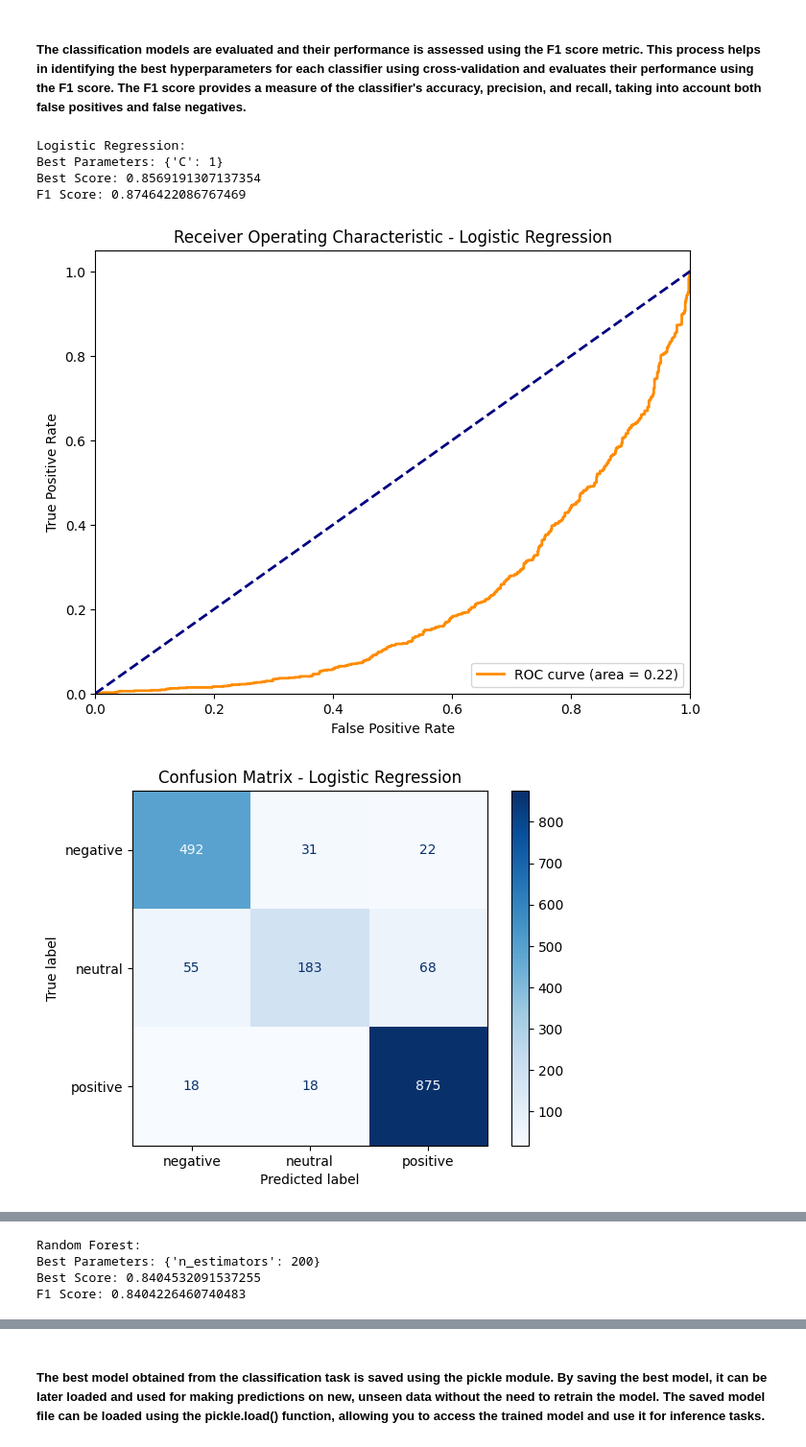
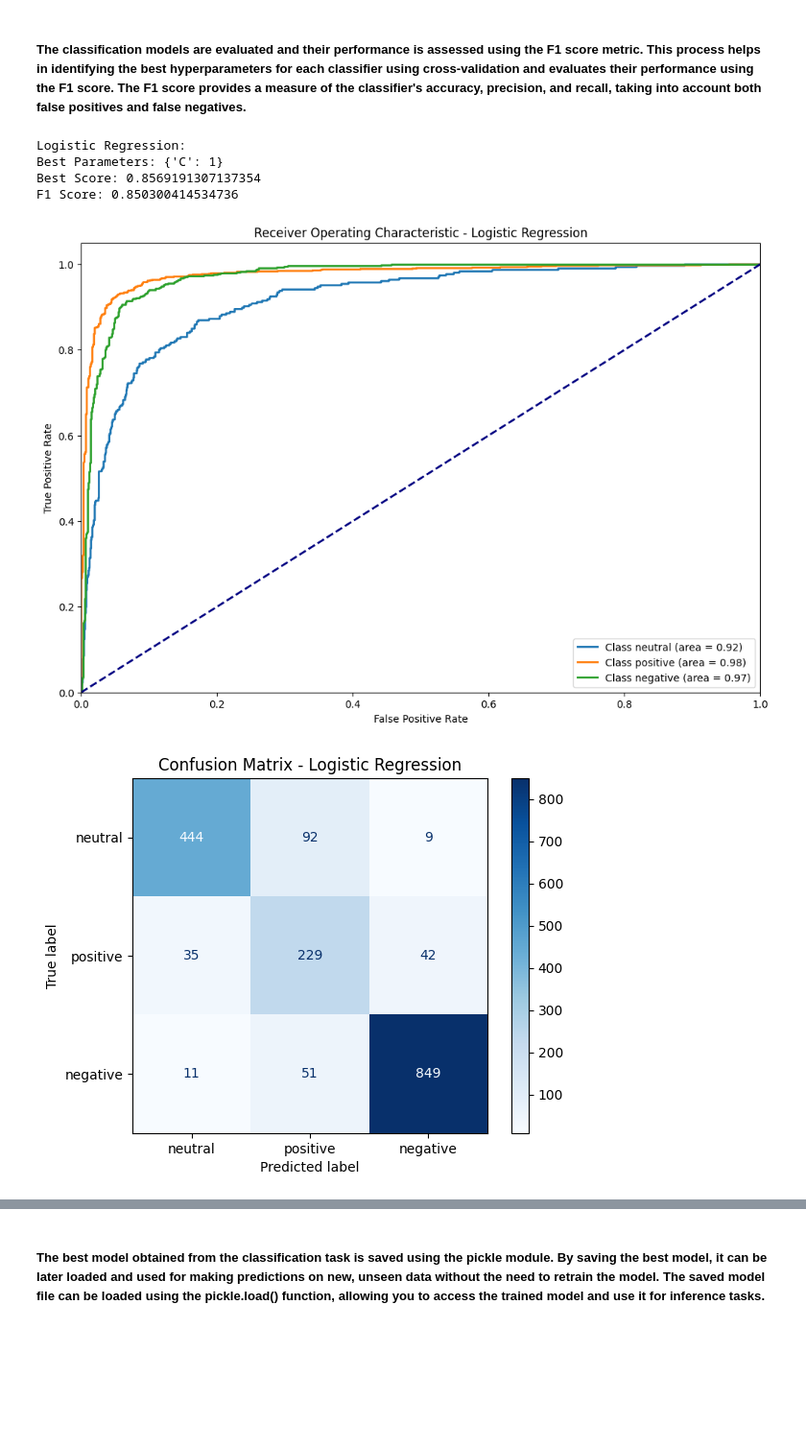
Before and after one commit to MohdAleeRehman/Project-RM-Daraz-Sentiment-Analysis, a Jupyter notebook: project-muhammad-ali.ipynb, the cells around one changed output, grey strips where cells are left out. Shown at 96% size. Cells and saved outputs as stored; diff of their text form; code cells hidden in the pictures; blank space fills up the shorter version.

Commit message:
final changes
final changes to project, added visualization, and reports.

```diff
--- a/project-muhammad-ali.ipynb
+++ b/project-muhammad-ali.ipynb
@@ -186,7 +186,18 @@ from sklearn.metrics import (
     auc,
     confusion_matrix,
     ConfusionMatrixDisplay,
+    precision_recall_curve,
+    average_precision_score,
+    classification_report
 )
+from sklearn.preprocessing import label_binarize
+from sklearn.multiclass import OneVsRestClassifier
+
+# Binarize the output
+classes = data["Sentiments"].unique()
+y_train_bin = label_binarize(y_train, classes=classes)
+y_test_bin = label_binarize(y_test, classes=classes)
+n_classes = y_train_bin.shape[1]
 
 for clf_name, clf in classifiers.items():
     param_grid = param_grids[clf_name]
@@ -194,49 +205,72 @@ for clf_name, clf in classifiers.items():
     grid_result = grid.fit(X_train, y_train)
 
     best_params = grid_result.best_params_
     best_score = grid_result.best_score_
 
-    best_clf = clf.set_params(**best_params)
-    best_clf.fit(X_train, y_train)
+    best_clf = OneVsRestClassifier(clf.set_params(**best_params))
+    best_clf.fit(X_train, y_train_bin)
 
-    y_pred = best_clf.predict(X_test)
-    y_proba = best_clf.predict_proba(X_test)[:, 1]
+    y_pred_bin = best_clf.predict(X_test)
+    y_proba_bin = best_clf.predict_proba(X_test)
 
-    f1 = f1_score(y_test, y_pred, average="weighted")
+    f1 = f1_score(y_test_bin, y_pred_bin, average="weighted")
 
     print(f"{clf_name}:")
     print(f"Best Parameters: {best_params}")
     print(f"Best Score: {best_score}")
     print(f"F1 Score: {f1}\n")
 
-    # ROC Curve and AUC
-    fpr, tpr, _ = roc_curve(
-        y_test, y_proba, pos_label="positive"
-    )  # Adjust pos_label based on your dataset
-    roc_auc = auc(fpr, tpr)
-    plt.figure(figsize=(8, 6))
-    plt.plot(
-        fpr, tpr, color="darkorange", lw=2, label=f"ROC curve (area = {roc_auc:0.2f})"
-    )
+    # ROC Curve and AUC for each class
+    plt.figure(figsize=(12, 8))
+    for i in range(n_classes):
+        fpr, tpr, _ = roc_curve(y_test_bin[:, i], y_proba_bin[:, i])
+        roc_auc = auc(fpr, tpr)
+        plt.plot(fpr, tpr, lw=2, label=f"Class {classes[i]} (area = {roc_auc:0.2f})")
+
     plt.plot([0, 1], [0, 1], color="navy", lw=2, linestyle="--")
     plt.xlim([0.0, 1.0])
     plt.ylim([0.0, 1.05])
     plt.xlabel("False Positive Rate")
     plt.ylabel("True Positive Rate")
     plt.title(f"Receiver Operating Characteristic - {clf_name}")
     plt.legend(loc="lower right")
     plt.show()
 
     # Confusion Matrix
-    cm = confusion_matrix(y_test, y_pred)
-    disp = ConfusionMatrixDisplay(confusion_matrix=cm, display_labels=best_clf.classes_)
+    cm = confusion_matrix(y_test, [classes[i] for i in y_pred_bin.argmax(axis=1)])
+    disp = ConfusionMatrixDisplay(confusion_matrix=cm, display_labels=classes)
     disp.plot(cmap=plt.cm.Blues)
     plt.title(f"Confusion Matrix - {clf_name}")
     plt.show()
+
+    # Precision-Recall Curve for each class
+    plt.figure(figsize=(12, 8))
+    for i in range(n_classes):
+        precision, recall, _ = precision_recall_curve(
+            y_test_bin[:, i], y_proba_bin[:, i]
+        )
+        avg_precision = average_precision_score(y_test_bin[:, i], y_proba_bin[:, i])
+        plt.plot(
+            recall,
+            precision,
+            lw=2,
+            label=f"Class {classes[i]} (Avg Precision = {avg_precision:0.2f})",
+        )
+
+    plt.xlabel("Recall")
+    plt.ylabel("Precision")
+    plt.title(f"Precision-Recall Curve - {clf_name}")
+    plt.legend(loc="lower left")
+    plt.show()
+
+    # Classification Report
+    y_pred = [classes[i] for i in y_pred_bin.argmax(axis=1)]
+    print(f"Classification Report - {clf_name}:")
+    print(classification_report(y_test, y_pred, target_names=classes))
 # %% [output]
 Logistic Regression:
 Best Parameters: {'C': 1}
 Best Score: 0.8569191307137354
-F1 Score: 0.8746422086767469
+F1 Score: 0.850300414534736
-[figure, old version]
+[figure, new version]
-[figure, old version]
+[figure, new version]
@@ -249,4 +293,0 @@ F1 Score: 0.8202328651175538
-Random Forest:
-Best Parameters: {'n_estimators': 200}
-Best Score: 0.8404532091537255
-F1 Score: 0.8404226460740483
```
Also changed, not shown: parts of 3 cells of this notebook.
